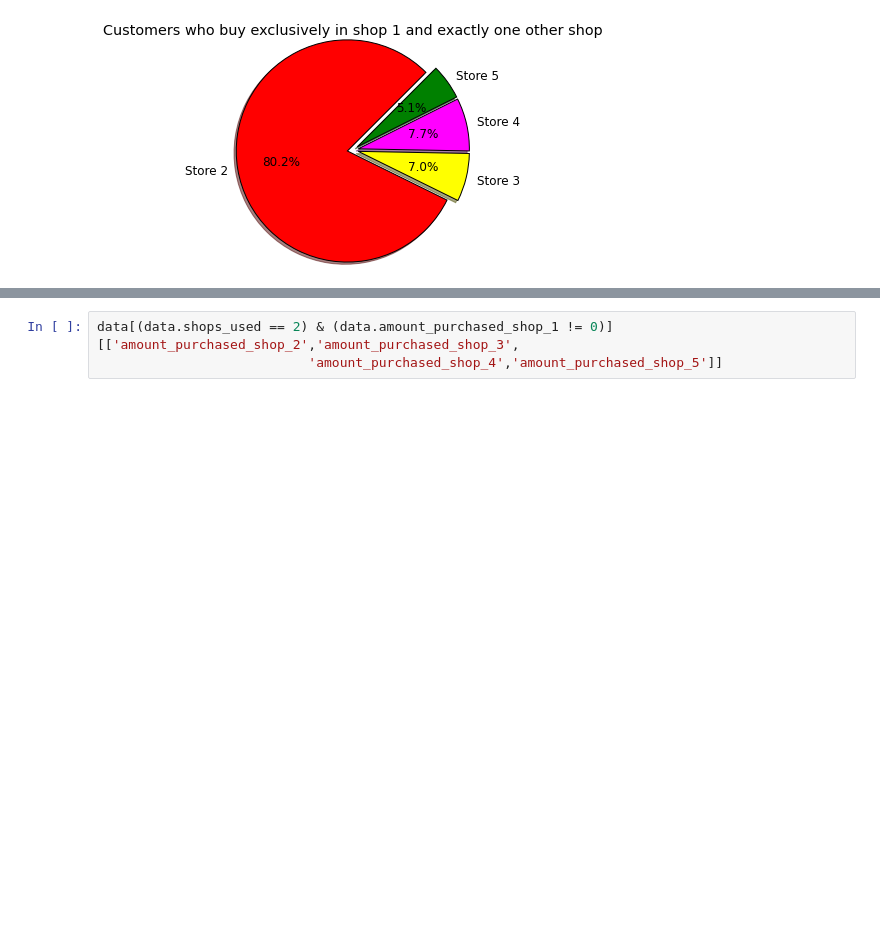
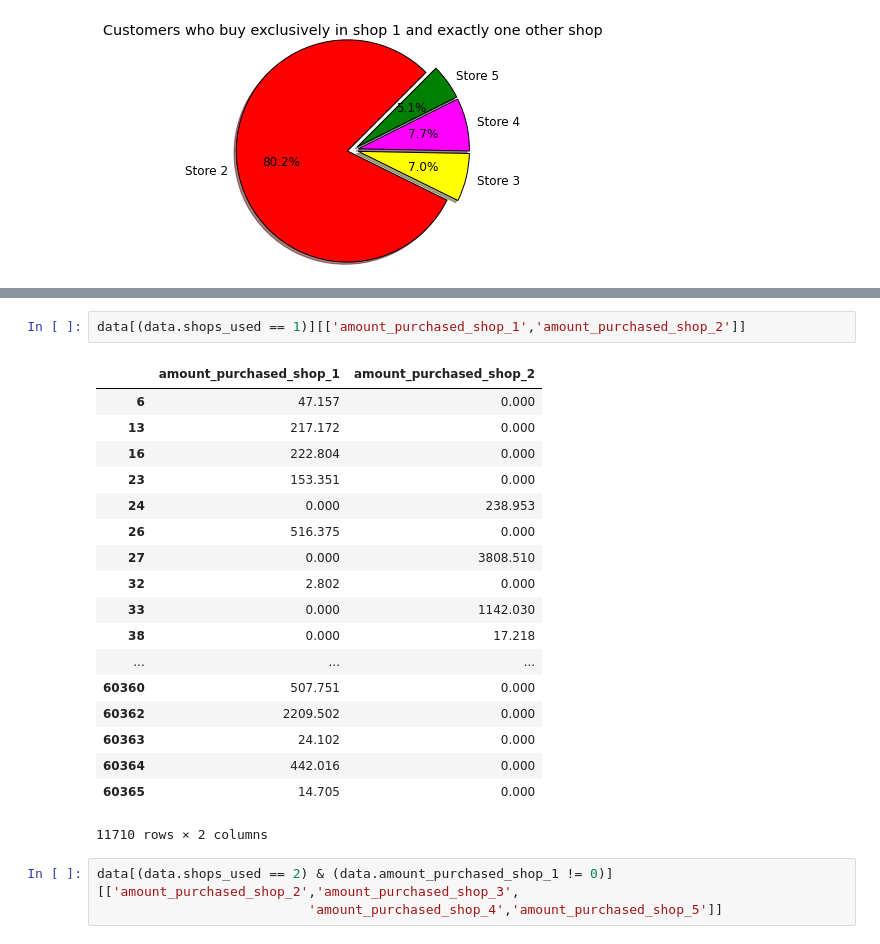
Before and after one commit to rcuevass/clustering_PCA_marketing, a Jupyter notebook: Store range effect in purchase.ipynb, the cells around one changed output, grey strips where cells are left out. Cells and saved outputs as stored; diff of their text form; blank space fills up the shorter version.

```diff
--- a/Store range effect in purchase.ipynb
+++ b/Store range effect in purchase.ipynb
@@ -574,3 +663,24 @@ plt.show()
+# %%
+data[(data.shops_used == 1)][['amount_purchased_shop_1','amount_purchased_shop_2']]
+# %% [output]
+|  | amount_purchased_shop_1 | amount_purchased_shop_2 |
+| 6 | 47.157 | 0.000 |
+| 13 | 217.172 | 0.000 |
+| 16 | 222.804 | 0.000 |
+| 23 | 153.351 | 0.000 |
+| 24 | 0.000 | 238.953 |
+| 26 | 516.375 | 0.000 |
+| 27 | 0.000 | 3808.510 |
+| 32 | 2.802 | 0.000 |
+| 33 | 0.000 | 1142.030 |
+| 38 | 0.000 | 17.218 |
+| ... | ... | ... |
+| 60360 | 507.751 | 0.000 |
+| 60362 | 2209.502 | 0.000 |
+| 60363 | 24.102 | 0.000 |
+| 60364 | 442.016 | 0.000 |
+| 60365 | 14.705 | 0.000 |
+11710 rows × 2 columns
 # %%
 data[(data.shops_used == 2) & (data.amount_purchased_shop_1 != 0)][['amount_purchased_shop_2','amount_purchased_shop_3',
                            'amount_purchased_shop_4','amount_purchased_shop_5']]
```
Also changed, not shown: parts of 7 cells of this notebook.
